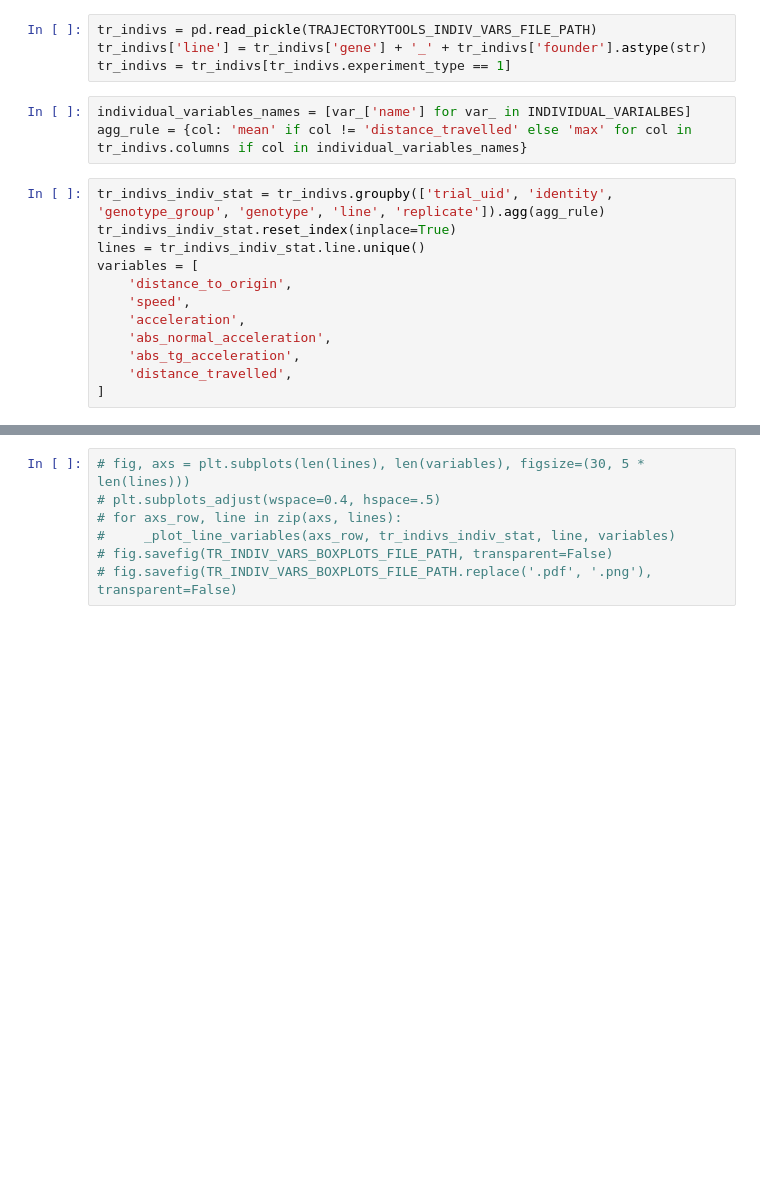
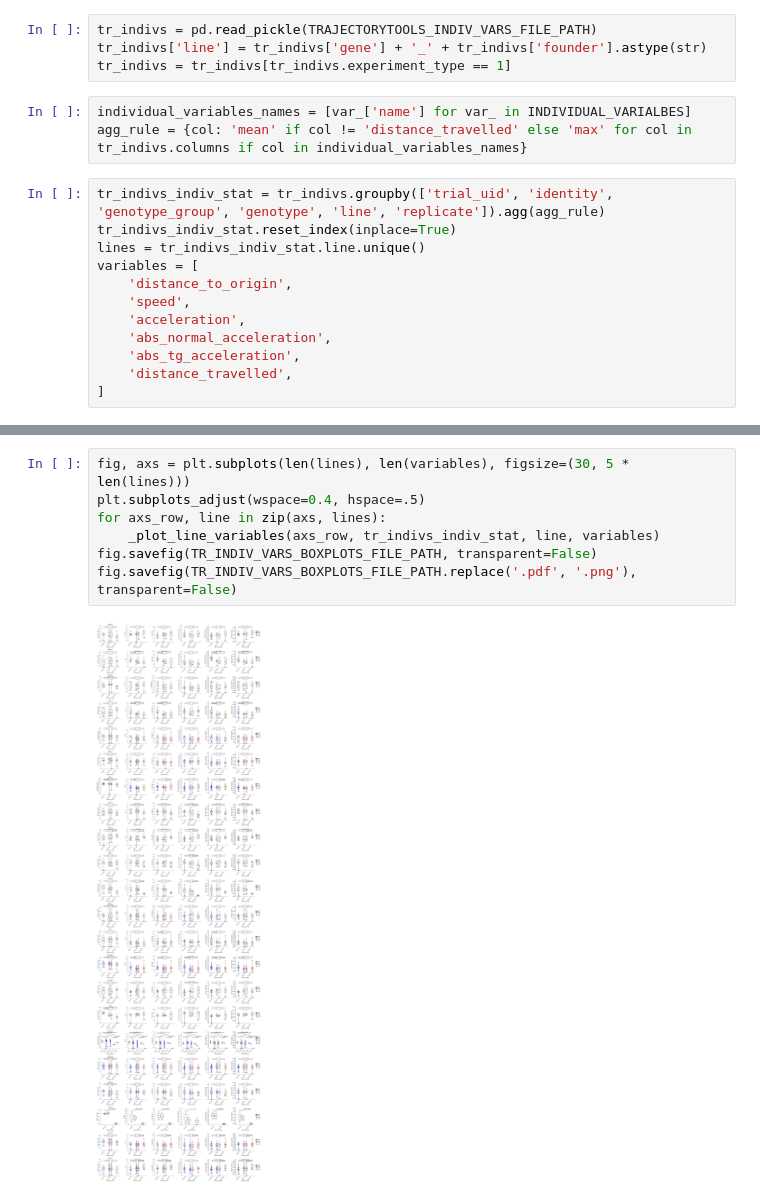
Before and after one commit to vastgroup/mic-social-behavior-analysis, a Jupyter notebook: eda_tr_indivs.ipynb, the cells around one changed output, grey strips where cells are left out. Cells and saved outputs as stored; diff of their text form; blank space fills up the shorter version.

Commit message:
plotting permutation test stats working for all cases of tr_indiv_vars

```diff
--- a/eda_tr_indivs.ipynb
+++ b/eda_tr_indivs.ipynb
@@ -40,9 +40,11 @@ def plot_attention_map(
 # %% [output]
 interactive(children=(Dropdown(description='line', options=('ap1g1_1', 'apbb1_1', 'asap1b_7', 'cdon_1', 'evi5b…
 # %%
-# fig, axs = plt.subplots(len(lines), len(variables), figsize=(30, 5 * len(lines)))
-# plt.subplots_adjust(wspace=0.4, hspace=.5)
-# for axs_row, line in zip(axs, lines):
-#     _plot_line_variables(axs_row, tr_indivs_indiv_stat, line, variables)
-# fig.savefig(TR_INDIV_VARS_BOXPLOTS_FILE_PATH, transparent=False)
-# fig.savefig(TR_INDIV_VARS_BOXPLOTS_FILE_PATH.replace('.pdf', '.png'), transparent=False)
+fig, axs = plt.subplots(len(lines), len(variables), figsize=(30, 5 * len(lines)))
+plt.subplots_adjust(wspace=0.4, hspace=.5)
+for axs_row, line in zip(axs, lines):
+    _plot_line_variables(axs_row, tr_indivs_indiv_stat, line, variables)
+fig.savefig(TR_INDIV_VARS_BOXPLOTS_FILE_PATH, transparent=False)
+fig.savefig(TR_INDIV_VARS_BOXPLOTS_FILE_PATH.replace('.pdf', '.png'), transparent=False)
+# %% [output]
+[figure, added]
```
Also changed, not shown: parts of 1 cell of this notebook, 1 other file.
